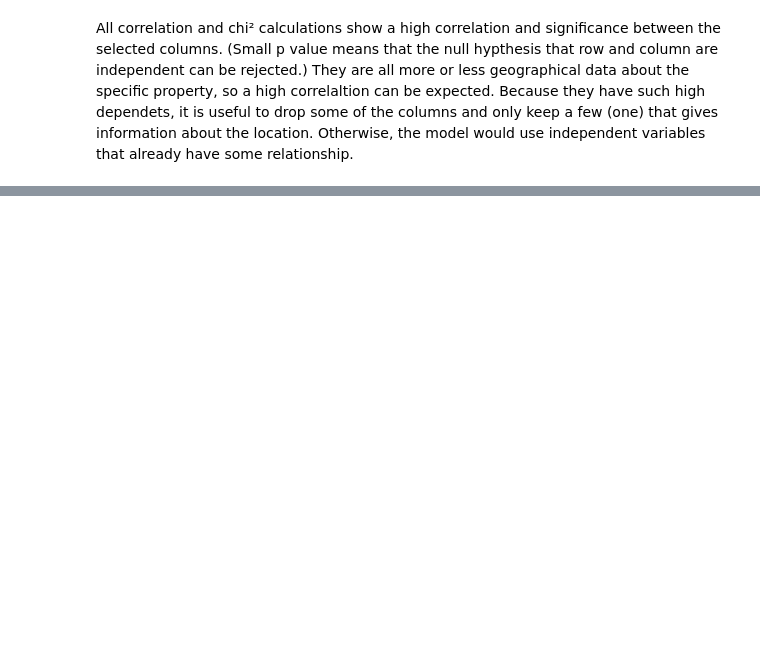
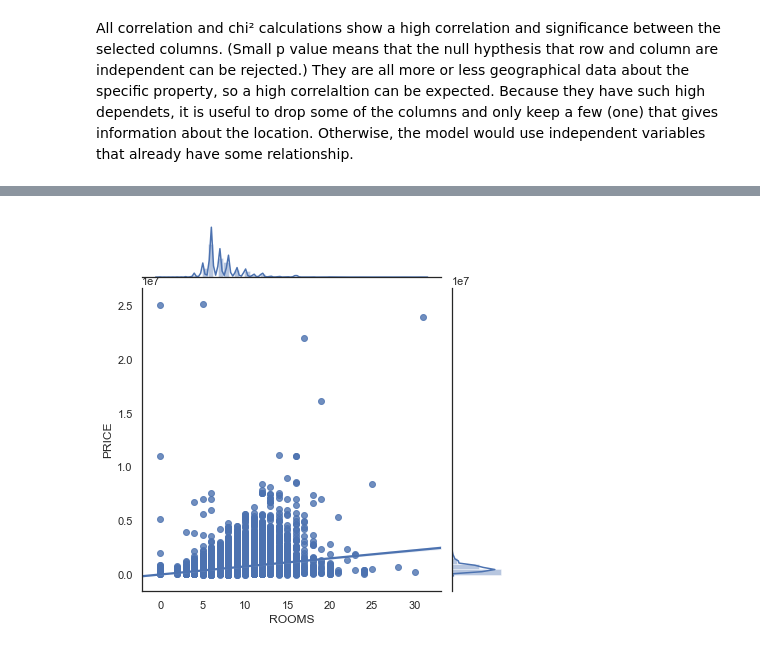
Before and after one commit to rickardsjp/DC_Housing_Tongji, a Jupyter notebook: DC_Housing_Correlations.ipynb, the cells around one changed output, grey strips where cells are left out. Drawn from its saved outputs; the diff is of its cells as text; code cells hidden in the pictures; blank space fills up the shorter version.

```diff
--- a/DC_Housing_Correlations.ipynb
+++ b/DC_Housing_Correlations.ipynb
@@ -3,8 +3,12 @@
 # %%
 import pandas as pd
 import scipy.stats
-import numpy
+import numpy as np
+import matplotlib.pyplot as plt
+import seaborn as sns
+sns.set(style="white", color_codes=True)
 # %% [markdown]
 # Load data
 # %%
-data = pd.read_csv('data/DC_Properties.csv')
+data = pd.read_csv('data/data_cleaned_row.csv')
+data
@@ -209,0 +176,5 @@ min(tab.shape)
+# %%
+g = sns.jointplot(data.ROOMS, data.PRICE, kind='reg')
+plt.show()
+# %% [output]
+[figure, added]
```
Also changed, not shown: parts of 36 cells of this notebook, 2 other files.
